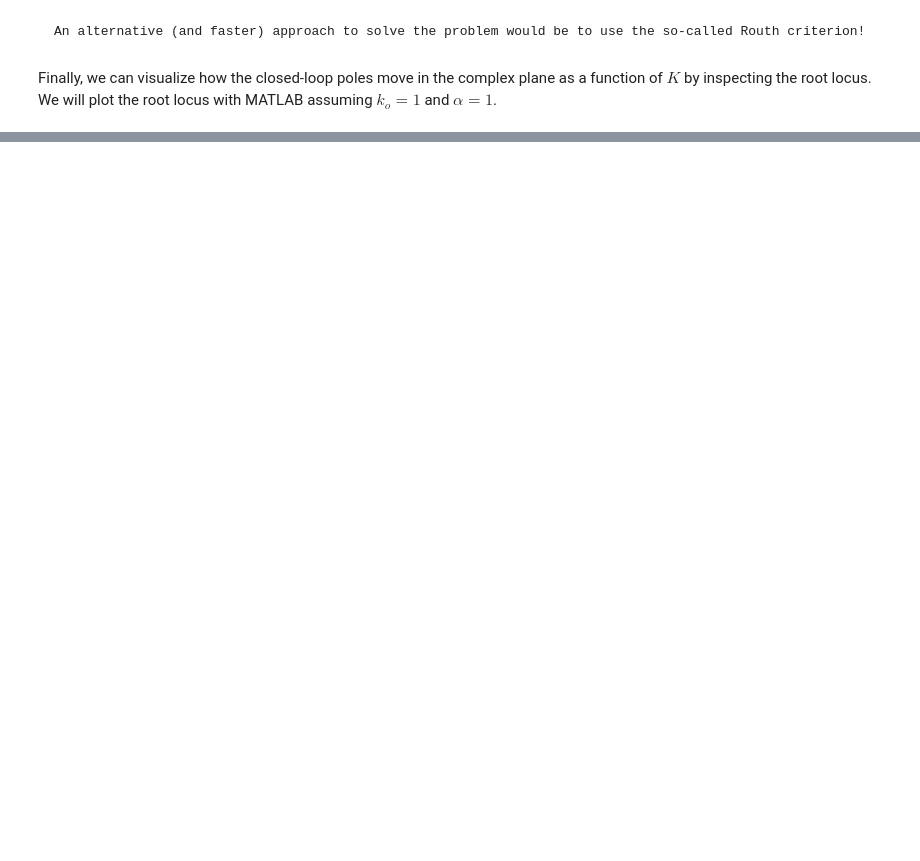
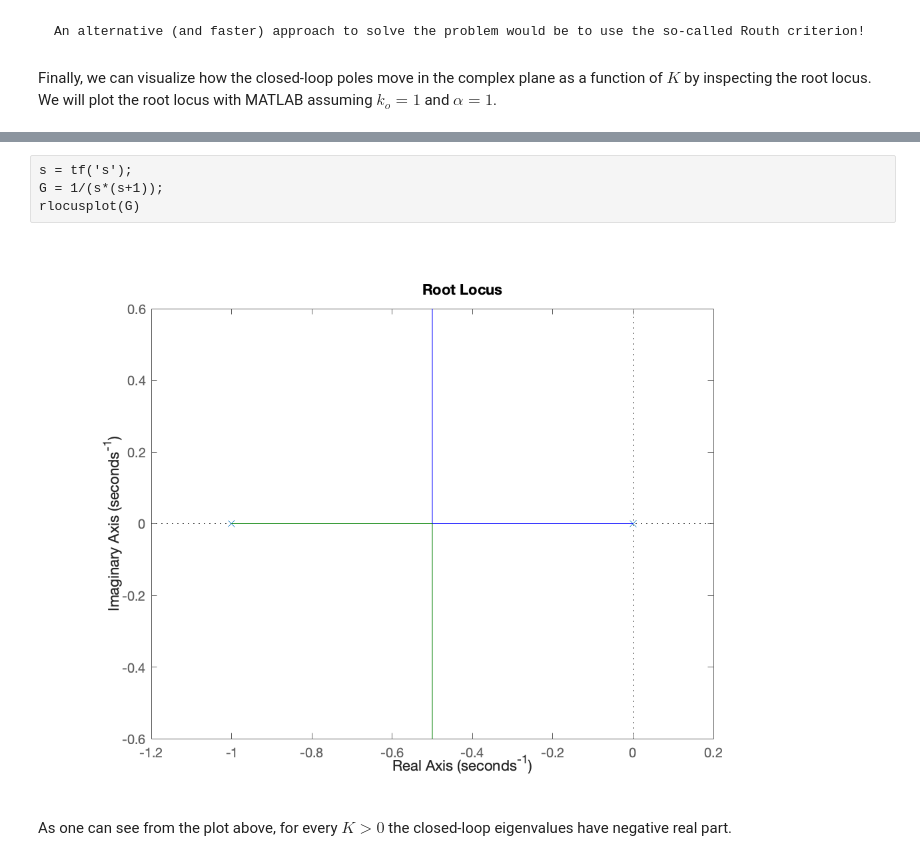
Before and after one commit to bonassifabio/1RT485, a Jupyter notebook: _sources/lecture-1/exercise-1.3.ipynb, the cells around one changed output, grey strips where cells are left out. Saved outputs shown, nothing was run; the diff lists cells and outputs as text; blank space fills up the shorter version.

```diff
--- a/_sources/lecture-1/exercise-1.3.ipynb
+++ b/_sources/lecture-1/exercise-1.3.ipynb
@@ -105,0 +113,8 @@ Finally, we can visualize how the closed-loop poles move in the complex plane as
+# %%
+s = tf('s');
+G = 1/(s*(s+1));
+rlocusplot(G)
+# %% [output]
+[figure, added]
+# %% [markdown]
+As one can see from the plot above, for every $K > 0$ the closed-loop eigenvalues have negative real part.
```
Also changed, not shown: parts of 18 cells of this notebook, 8 other files.
